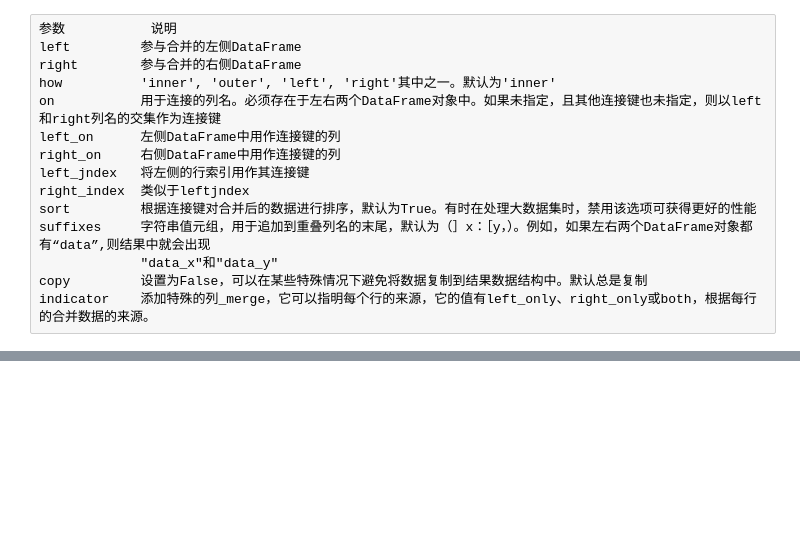
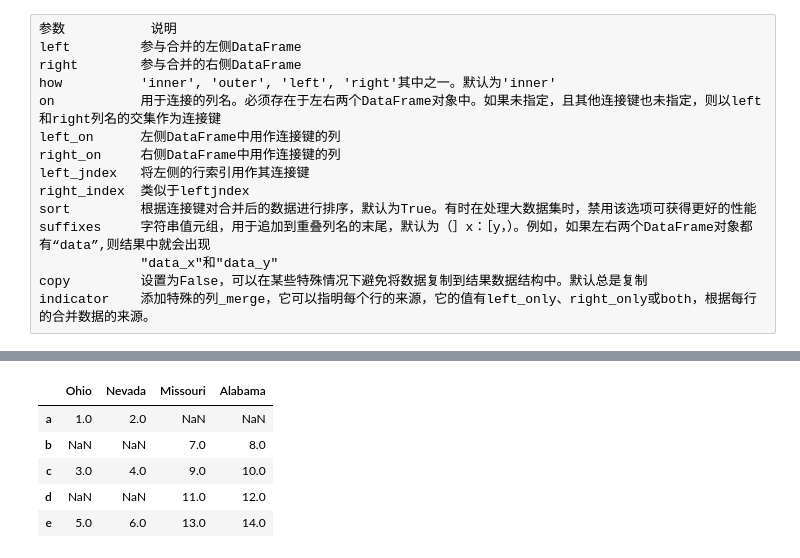
Before and after one commit to michaelbrucelin/HelloLanguage, a Jupyter notebook: Python/PlayGround/jupyter/06-Pandas数据规整：连接、联合与重塑/02-联接与合并数据集.ipynb, the cells around one changed output, grey strips where cells are left out. Saved outputs shown, nothing was run; the diff lists cells and outputs as text; code cells hidden in the pictures; blank space fills up the shorter version.

```diff
--- a/Python/PlayGround/jupyter/06-Pandas数据规整：连接、联合与重塑/02-联接与合并数据集.ipynb
+++ b/Python/PlayGround/jupyter/06-Pandas数据规整：连接、联合与重塑/02-联接与合并数据集.ipynb
@@ -137,0 +171,16 @@ indicator    添加特殊的列_merge，它可以指明每个行的来源，它
+# %%
+left2 = pd.DataFrame([[1., 2.], [3., 4.], [5., 6.]],
+                     index=['a', 'c', 'e'],
+                     columns=['Ohio', 'Nevada'])
+right2 = pd.DataFrame([[7., 8.], [9., 10.], [11., 12.], [13, 14]],
+                      index=['b', 'c', 'd', 'e'],
+                      columns=['Missouri', 'Alabama'])
+
+pd.merge(left2, right2, left_index=True, right_index=True, how='outer')  # 左右表都是用索引进行join
+# %% [output]
+|  | Ohio | Nevada | Missouri | Alabama |
+| a | 1.0 | 2.0 | NaN | NaN |
+| b | NaN | NaN | 7.0 | 8.0 |
+| c | 3.0 | 4.0 | 9.0 | 10.0 |
+| d | NaN | NaN | 11.0 | 12.0 |
+| e | 5.0 | 6.0 | 13.0 | 14.0 |
```
Also changed, not shown: parts of 6 cells of this notebook, 1 other file.
